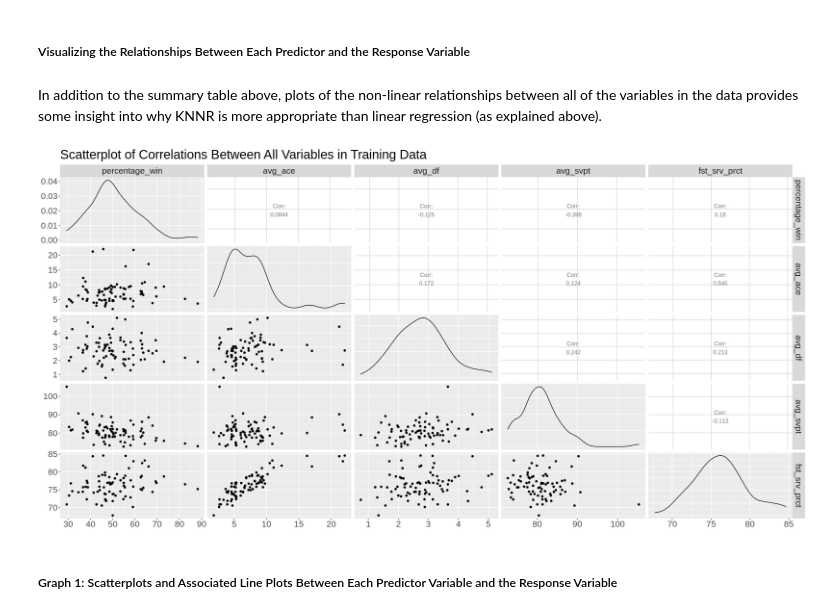
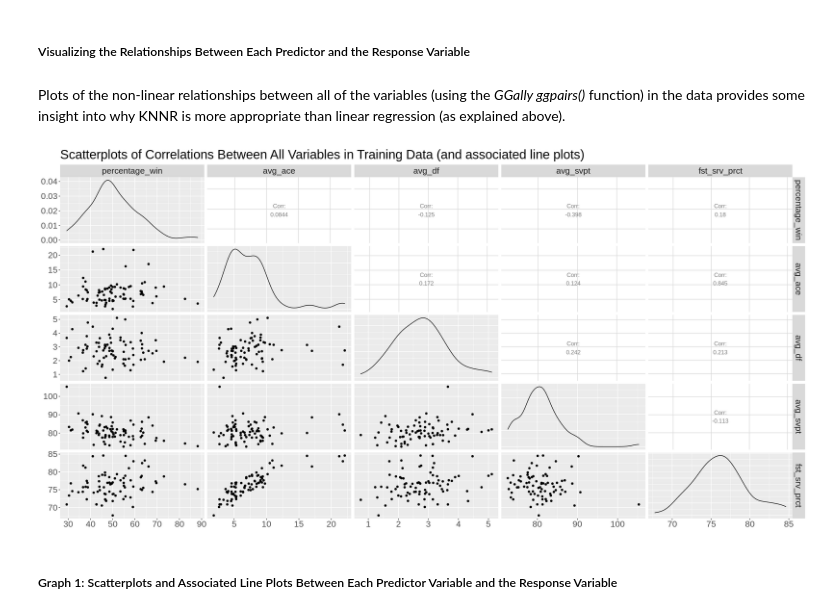
Before and after one commit to kimtanpalanca/dsci_group_15, a Jupyter notebook: group_project_report_final.ipynb, the cells around one changed output. Drawn from its saved outputs; the diff is of its cells as text; code cells hidden in the pictures.

```diff
--- a/group_project_report_final.ipynb
+++ b/group_project_report_final.ipynb
@@ -291,18 +308,18 @@ A tibble: 1 × 7
 # %% [markdown]
 ##### Visualizing the Relationships Between Each Predictor and the Response Variable
 # %% [markdown]
-In addition to the summary table above, plots of the non-linear relationships between all of the variables in the data provides some insight into why KNNR is more appropriate than linear regression (as explained above).
+Plots of the non-linear relationships between all of the variables (using the _GGally ggpairs()_ function) in the data provides some insight into why KNNR is more appropriate than linear regression (as explained above).
 # %%
 options(repr.plot.width = 20, repr.plot.height = 10)
 
 relationships <- data_train %>%
-    ggpairs(columns = 1:ncol(data_train), title = "Scatterplot of Correlations Between All Variables in Training Data", axisLabels = "show") +
+    ggpairs(columns = 1:ncol(data_train), title = "Scatterplots of Correlations Between All Variables in Training Data (and associated line plots)", axisLabels = "show") +
 #plotting the correlations between all variables against each other in data_train
     theme(text = element_text(size = 20))
 
 relationships
 # %% [output]
-[figure, old version]
+[figure, new version]
 # %% [markdown]
 ##### Graph 1: Scatterplots and Associated Line Plots Between Each Predictor Variable and the Response Variable
 # %% [markdown]
```
Also changed, not shown: parts of 23 cells of this notebook.
